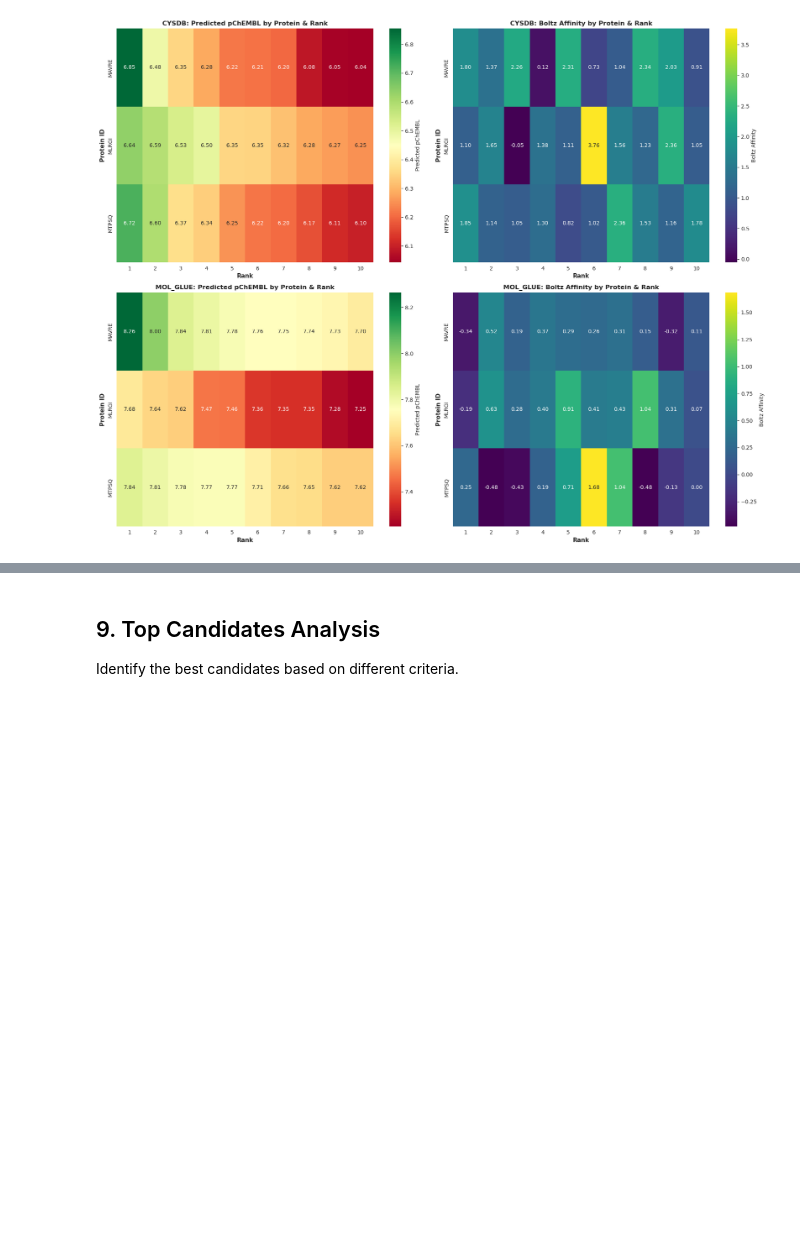
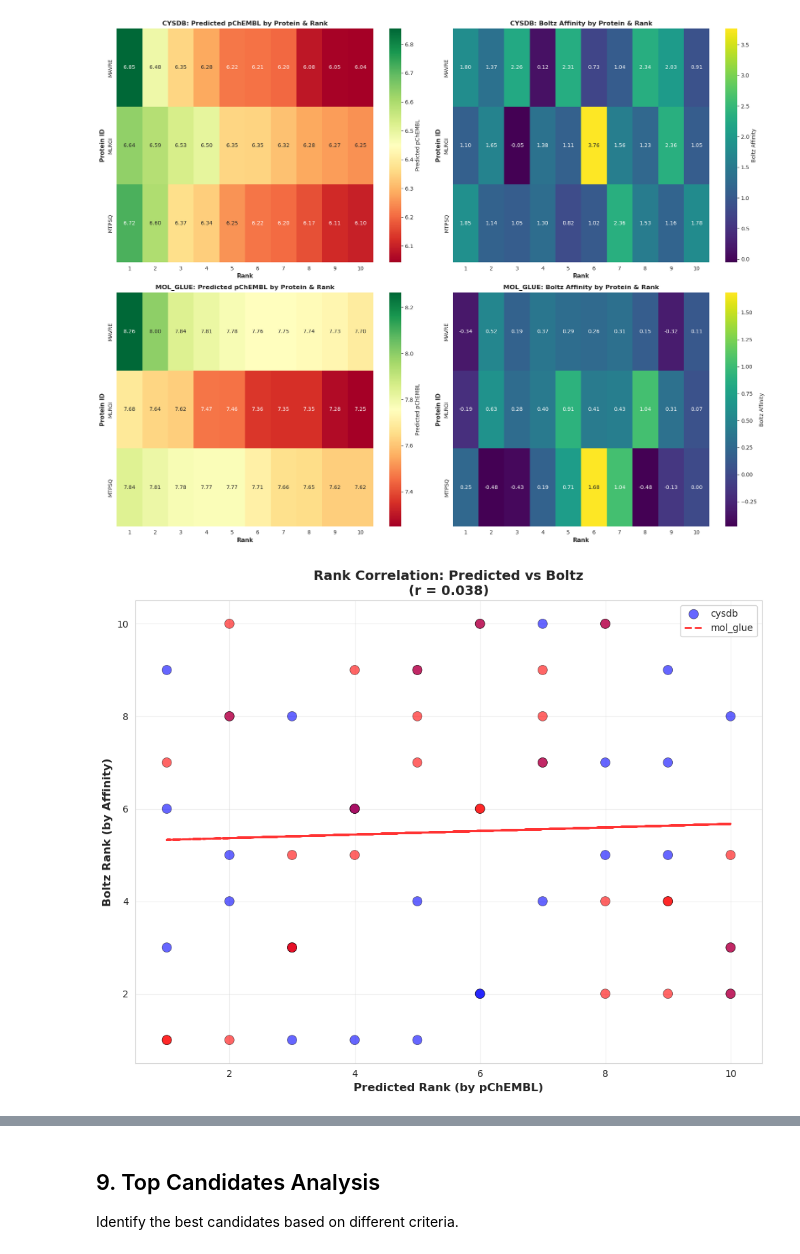
Before and after one commit to ABHCI15/AffinityPred, a Jupyter notebook: Boltz-pred/boltz-results-analysis.ipynb, the cells around one changed output, grey strips where cells are left out. Cells and saved outputs as stored; diff of their text form; code cells hidden in the pictures; blank space fills up the shorter version.

```diff
--- a/Boltz-pred/boltz-results-analysis.ipynb
+++ b/Boltz-pred/boltz-results-analysis.ipynb
@@ -380,3 +558,42 @@ plt.savefig('boltz_affinity_heatmaps.png', dpi=300, bbox_inches='tight')
 plt.show()
 # %% [output]
 [figure]
+# %%
+# Rank/Rank Correlation Plot
+fig, ax = plt.subplots(figsize=(10, 8))
+
+# Scatter plot of Rank vs Boltz_Rank
+scatter = ax.scatter(
+    merged_results['Rank'],
+    merged_results['Boltz_Rank'],
+    c=merged_results['Dataset'].map({'cysdb': 'blue', 'mol_glue': 'red'}),
+    s=100,
+    alpha=0.6,
+    edgecolors='black',
+    linewidth=0.5
+)
+
+# Add regression line
+if len(merged_results.dropna(subset=['Rank', 'Boltz_Rank'])) > 1:
+    z = np.polyfit(merged_results['Rank'], merged_results['Boltz_Rank'], 1)
+    p = np.poly1d(z)
+    ax.plot(merged_results['Rank'], p(merged_results['Rank']),
+            "r--", alpha=0.8, linewidth=2, label='Linear Fit')
+
+# Calculate correlation
+corr = merged_results['Rank'].corr(merged_results['Boltz_Rank'])
+
+ax.set_xlabel('Predicted Rank (by pChEMBL)', fontsize=12, fontweight='bold')
+ax.set_ylabel('Boltz Rank (by Affinity)', fontsize=12, fontweight='bold')
+ax.set_title(f'Rank Correlation: Predicted vs Boltz\n(r = {corr:.3f})',
+             fontsize=14, fontweight='bold')
+ax.legend(['cysdb', 'mol_glue'], fontsize=10)
+ax.grid(True, alpha=0.3)
+ax.set_xlim(0.5, 10.5)
+ax.set_ylim(0.5, 10.5)
+
+plt.tight_layout()
+plt.savefig('rank_correlation_plot.png', dpi=300, bbox_inches='tight')
+plt.show()
+# %% [output]
+[figure, added]
```
Also changed, not shown: parts of 5 cells of this notebook, 9 other files.
